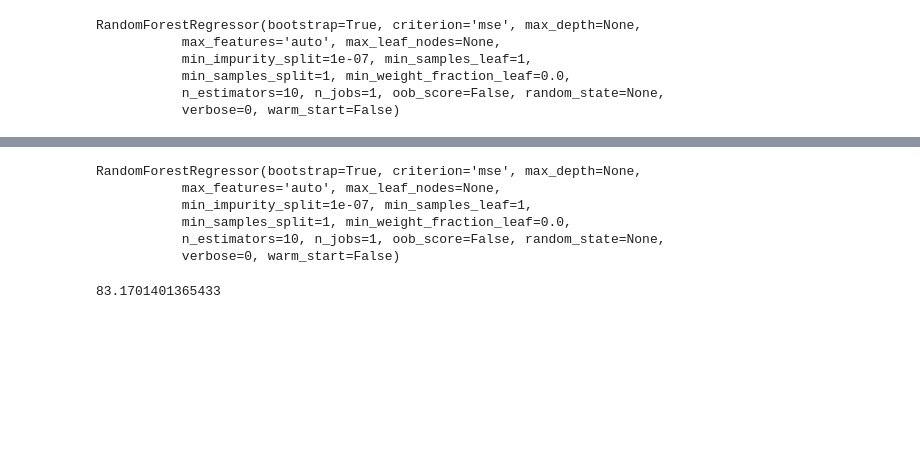
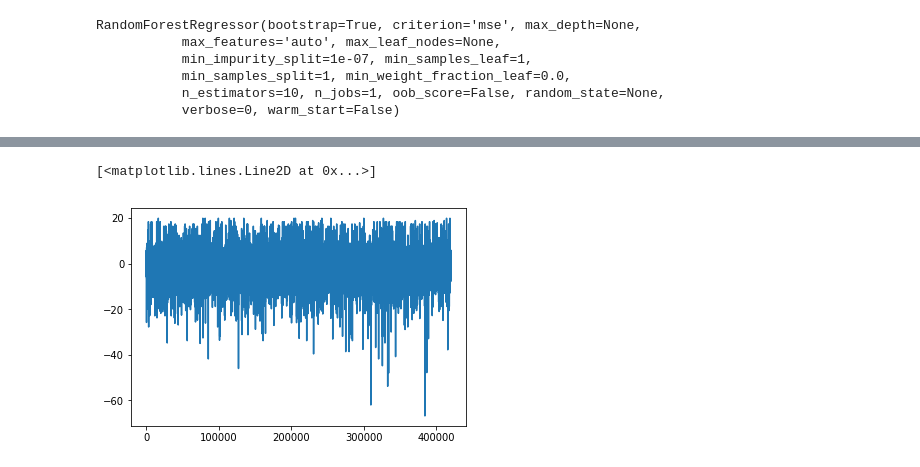
Before and after one commit to msabhi/mining-uber-dataset, a Jupyter notebook: RandomForest/counting.ipynb, the cells around one changed output, grey strips where cells are left out. Saved outputs shown, nothing was run; the diff lists cells and outputs as text; code cells hidden in the pictures; blank space fills up the shorter version.

Commit message:
Random Forest for 6 months

```diff
--- a/RandomForest/counting.ipynb
+++ b/RandomForest/counting.ipynb
@@ -219,31 +167,26 @@ print(count)
 # %%
 #read the parsed may file
-may_file = pd.read_csv('./may_parsed.csv', sep=',',header=None)
-may_values  = may_file.values
-may_map = {}
-for i in range(len(may_values)):
-    t = (may_values[i][1],may_values[i][2],may_values[i][0])
-    if(t in may_map):
-        count = may_map[t]
-        may_map[t] = count + 1;
+test_values  = septemberfile.values
+test_map = {}
+for i in range(len(test_values)):
+    t = (test_values[i][1],test_values[i][2],test_values[i][0])
+    if(t in test_map):
+        count = test_map[t]
+        test_map[t] = count + 1;
     else:
-        may_map[t] = 1;
+        test_map[t] = 1;
 
-may_test_points = []
-may_test_labels = []
+test_points = []
+test_labels = []
 
-count = 0
-for key, value in may_map.items():
-    count = count + 1
-    may_test_points.append(key)
-    may_test_labels.append(value)
-    if(count == 1000):
-        break
+for key, value in test_map.items():
+    test_points.append(key)
+    test_labels.append(value)
 
 #predications for may 1000 values
-test_points_np = np.asarray(may_test_points)
-x = aprRegressor.predict(test_points_np)
-true_labels = np.asarray(may_test_labels)
+test_points_np = np.asarray(test_points)
+x = Regressor.predict(test_points_np)
+true_labels = np.asarray(test_labels)
 
 delta = x-true_labels
 mean = np.mean(delta)
@@ -297,20 +207,0 @@ for key, value in test_map.items():
-# %%
-import numpy as np
-from sklearn.preprocessing import LabelEncoder
-from sklearn.ensemble import RandomForestRegressor
-
-X = np.asarray(train_points)
-y = np.asarray(train_labels)
-
-regressor = RandomForestRegressor(min_samples_split=1)
-regressor.fit(X, y)
-# %% [output]
-RandomForestRegressor(bootstrap=True, criterion='mse', max_depth=None,
-           max_features='auto', max_leaf_nodes=None,
-           min_impurity_split=1e-07, min_samples_leaf=1,
-           min_samples_split=1, min_weight_fraction_leaf=0.0,
-           n_estimators=10, n_jobs=1, oob_score=False, random_state=None,
-           verbose=0, warm_start=False)
-# %%
-test_points_np = np.asarray(test_points)
-x = regressor.predict(test_points_np)
@@ -324,9 +208,6 @@ var = np.var(delta)
-# %%
-true_count = 0
-for i in delta.tolist():
-    if abs(i) <= 15:
-        true_count+=1
-
-print(true_count*100/len(delta))
-# %% [output]
-83.1701401365433
+# %%
+plt.plot(x-true_labels)
+#plt.plot(true_labels)
+# %% [output]
+[<matplotlib.lines.Line2D at 0x...>]
+[figure, added]
```
Also changed, not shown: parts of 20 cells of this notebook, 10 other files.
